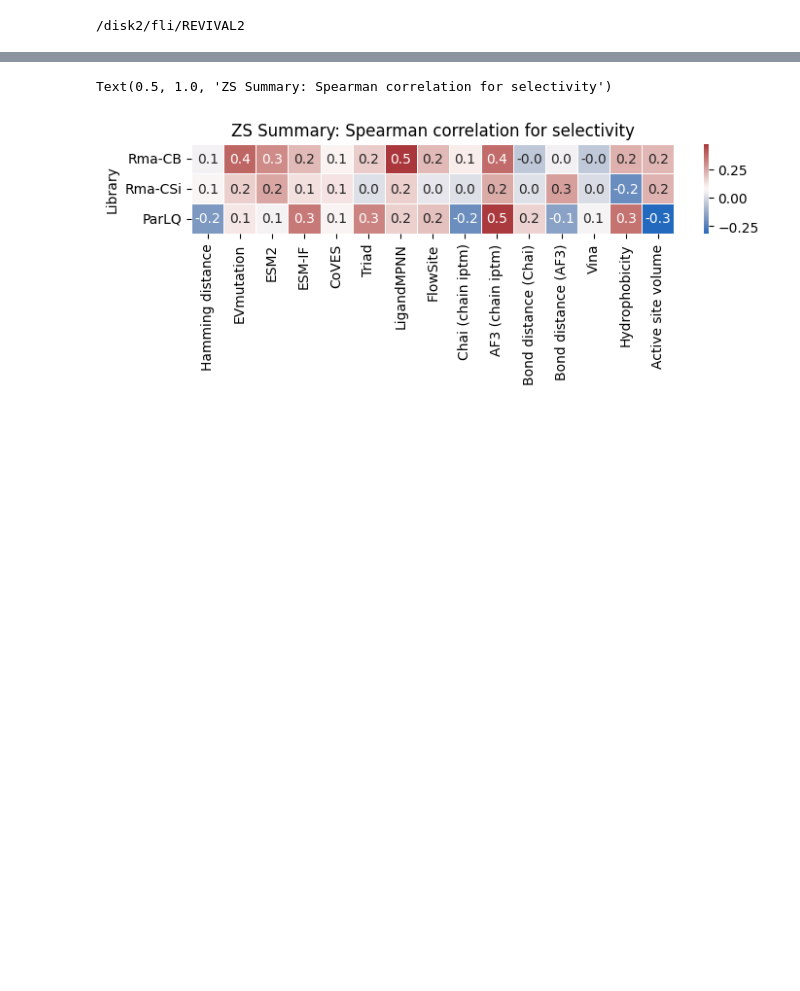
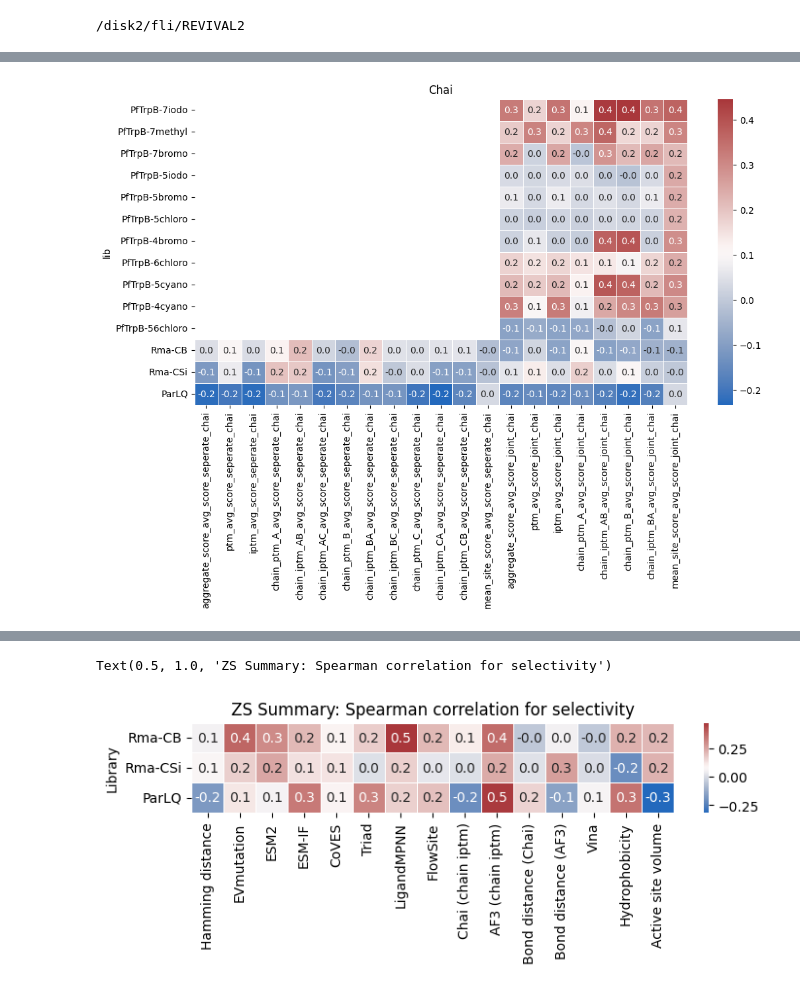
Before and after one commit to fhalab/substrate_aware_zs, a Jupyter notebook: sandbox/test_metric.ipynb, the cells around one changed output, grey strips where cells are left out. Cells and saved outputs as stored; diff of their text form; code cells hidden in the pictures; blank space fills up the shorter version.

```diff
--- a/sandbox/test_metric.ipynb
+++ b/sandbox/test_metric.ipynb
@@ -236,33 +268,43 @@ plt.show()
 # %%
-import pandas as pd
-import seaborn as sns
-import matplotlib.pyplot as plt
-
-# Example DataFrame (Replace with your DataFrame)
-
-common_zs = df_rho[
-    [
-        "lib",
-        "hd",
-        "ev_score",
-        "esm_score",
-        "esmif_score_apo-score",
-        "esmif_score_docked-score",
-        "coves_score_apo_clean-output-100_processed",
-        "coves_score_sub_clean-output-100_processed",
-        "flowsite_score",
-        "ligandmpnn_score",
-        "Triad_score_score-frompdb-cleanup",
-        "Triad_score_score-docked",
+chai_df = (
+    df_rho_fit[
+        [
+            "lib",
+            "aggregate_score_avg_score_seperate_chai",
+            "ptm_avg_score_seperate_chai",
+            "iptm_avg_score_seperate_chai",
+            "chain_ptm_A_avg_score_seperate_chai",
+            "chain_iptm_AB_avg_score_seperate_chai",
+            "chain_iptm_AC_avg_score_seperate_chai",
+            "chain_ptm_B_avg_score_seperate_chai",
+            "chain_iptm_BA_avg_score_seperate_chai",
+            "chain_iptm_BC_avg_score_seperate_chai",
+            "chain_ptm_C_avg_score_seperate_chai",
+            "chain_iptm_CA_avg_score_seperate_chai",
+            "chain_iptm_CB_avg_score_seperate_chai",
+            "mean_site_score_avg_score_seperate_chai",
+            "aggregate_score_avg_score_joint_chai",
+            "ptm_avg_score_joint_chai",
+            "iptm_avg_score_joint_chai",
+            "chain_ptm_A_avg_score_joint_chai",
+            "chain_iptm_AB_avg_score_joint_chai",
+            "chain_ptm_B_avg_score_joint_chai",
+            "chain_iptm_BA_avg_score_joint_chai",
+            "mean_site_score_avg_score_joint_chai",
+        ]
     ]
-].set_index("lib").reindex(custom_order)
+    .set_index("lib")
+    .reindex(custom_order)
+)
 
 # Set the figure size
-plt.figure(figsize=(6, 6))
+plt.figure(figsize=(12, 6))
 
 # Create a heatmap
-sns.heatmap(common_zs, cmap="vlag", annot=True, fmt=".1f", linewidths=0.5)
+sns.heatmap(chai_df, cmap="vlag", annot=True, fmt=".1f", linewidths=0.5)
 
 # Show the plot
-plt.title("Common ZS")
+plt.title("Chai")
 plt.show()
+# %% [output]
+[figure, added]
```
Also changed, not shown: parts of 29 cells of this notebook, 10 other files.
